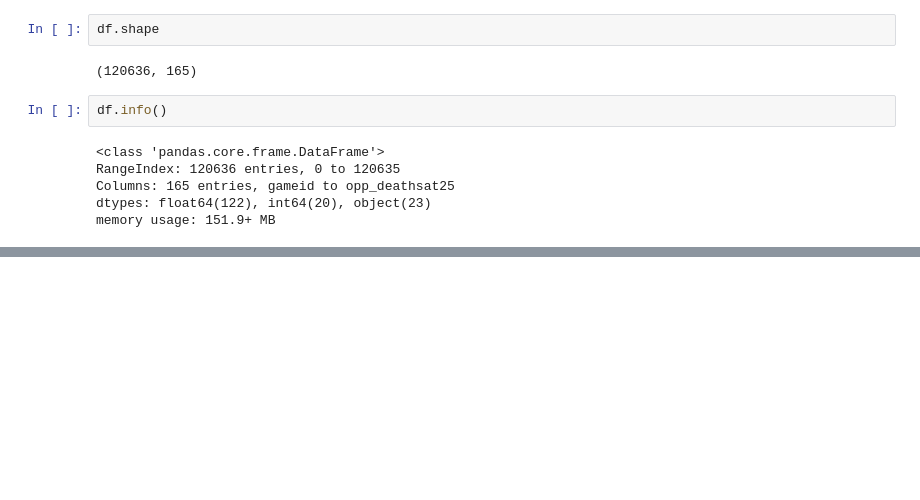
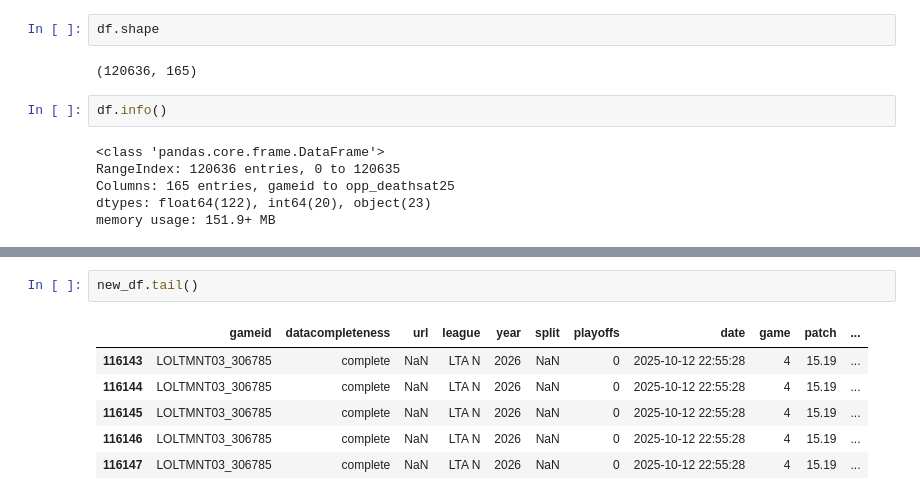
Before and after one commit to hugo-antunes19/analise-dados-puc-hugo-antunes, a Jupyter notebook: analise_exploratoria.ipynb, the cells around one changed output, grey strips where cells are left out. Drawn from its saved outputs; the diff is of its cells as text; blank space fills up the shorter version.

```diff
--- a/analise_exploratoria.ipynb
+++ b/analise_exploratoria.ipynb
@@ -78,0 +115,9 @@ df.describe()
+# %%
+new_df.tail()
+# %% [output]
+|  | gameid | datacompleteness | url | league | year | split | playoffs | date | game | patch | ... |
+| 116143 | LOLTMNT03_306785 | complete | NaN | LTA N | 2026 | NaN | 0 | 2025-10-12 22:55:28 | 4 | 15.19 | ... |
+| 116144 | LOLTMNT03_306785 | complete | NaN | LTA N | 2026 | NaN | 0 | 2025-10-12 22:55:28 | 4 | 15.19 | ... |
+| 116145 | LOLTMNT03_306785 | complete | NaN | LTA N | 2026 | NaN | 0 | 2025-10-12 22:55:28 | 4 | 15.19 | ... |
+| 116146 | LOLTMNT03_306785 | complete | NaN | LTA N | 2026 | NaN | 0 | 2025-10-12 22:55:28 | 4 | 15.19 | ... |
+| 116147 | LOLTMNT03_306785 | complete | NaN | LTA N | 2026 | NaN | 0 | 2025-10-12 22:55:28 | 4 | 15.19 | ... |
```
Also changed, not shown: parts of 8 cells of this notebook.
